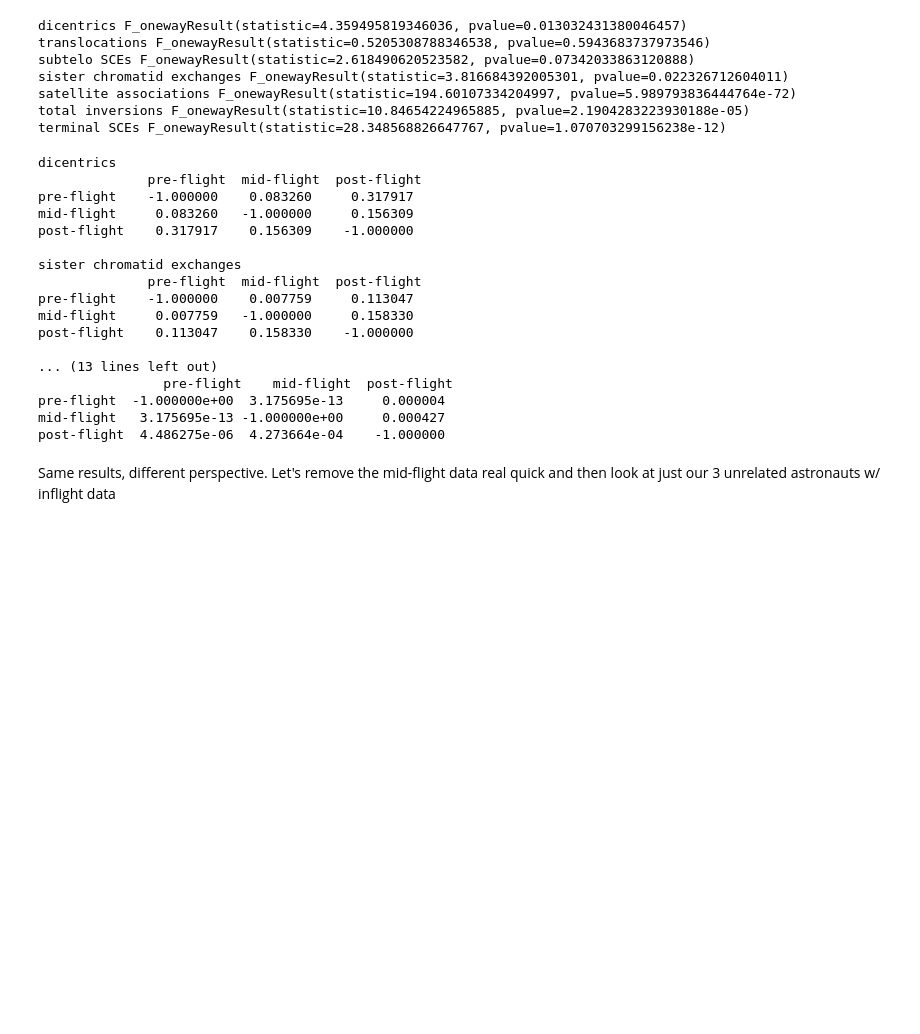
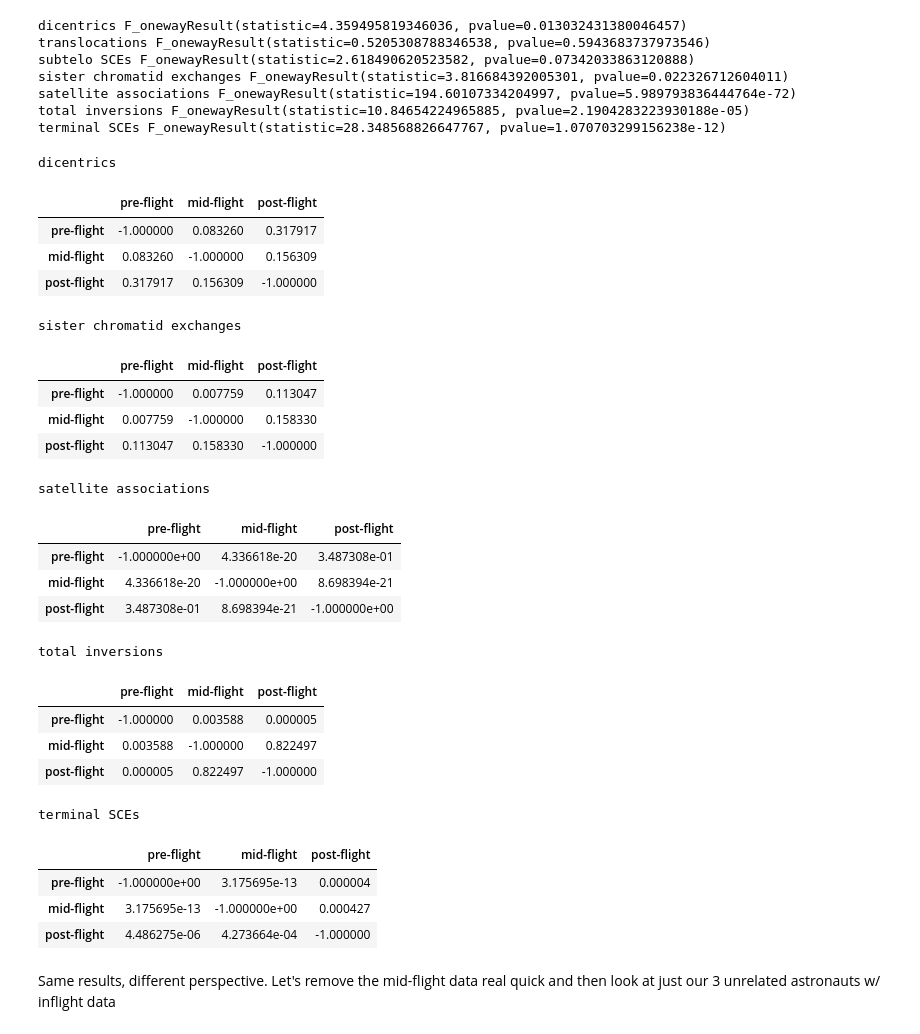
Before and after one commit to Jared-Luxton/NASA-astronauts-telomeres-chromosomes, a Jupyter notebook: NASA_chr_aberr/02b NASA Astros Chr and Telo Aberr Data Visualization and Statistics.ipynb, the cells around one changed output. Saved outputs shown, nothing was run; the diff lists cells and outputs as text; code cells hidden in the pictures; blank space fills up the shorter version.

```diff
--- a/NASA_chr_aberr/02b NASA Astros Chr and Telo Aberr Data Visualization and Statistics.ipynb
+++ b/NASA_chr_aberr/02b NASA Astros Chr and Telo Aberr Data Visualization and Statistics.ipynb
@@ -177,29 +216,38 @@ terminal SCEs F_onewayResult(statistic=28.348568826647767, pvalue=1.070703299156
 # %%
 for aberr_item in ['dicentrics', 'sister chromatid exchanges',
                    'satellite associations', 'total inversions', 'terminal SCEs']:
 
     df_aberr = df[df['aberration type'] == aberr_item]
-    print(aberr_item, '\n',
-    sp.posthoc_ttest(df_aberr, val_col='count per cell',
-          group_col='flight status new', equal_var=False,), '\n')
+    print(aberr_item)
+    display(sp.posthoc_ttest(df_aberr, val_col='count per cell',
+          group_col='flight status new', equal_var=False,))
+    print('\n')
 # %% [output]
 dicentrics
-              pre-flight  mid-flight  post-flight
-pre-flight    -1.000000    0.083260     0.317917
-mid-flight     0.083260   -1.000000     0.156309
-post-flight    0.317917    0.156309    -1.000000
-
-sister chromatid exchanges
-              pre-flight  mid-flight  post-flight
-pre-flight    -1.000000    0.007759     0.113047
-mid-flight     0.007759   -1.000000     0.158330
-post-flight    0.113047    0.158330    -1.000000
-
-... (13 lines left out)
-                pre-flight    mid-flight  post-flight
-pre-flight  -1.000000e+00  3.175695e-13     0.000004
-mid-flight   3.175695e-13 -1.000000e+00     0.000427
-post-flight  4.486275e-06  4.273664e-04    -1.000000
+|  | pre-flight | mid-flight | post-flight |
+| pre-flight | -1.000000 | 0.083260 | 0.317917 |
+| mid-flight | 0.083260 | -1.000000 | 0.156309 |
+| post-flight | 0.317917 | 0.156309 | -1.000000 |
+sister chromatid exchanges
+|  | pre-flight | mid-flight | post-flight |
+| pre-flight | -1.000000 | 0.007759 | 0.113047 |
+| mid-flight | 0.007759 | -1.000000 | 0.158330 |
+| post-flight | 0.113047 | 0.158330 | -1.000000 |
+satellite associations
+|  | pre-flight | mid-flight | post-flight |
+| pre-flight | -1.000000e+00 | 4.336618e-20 | 3.487308e-01 |
+| mid-flight | 4.336618e-20 | -1.000000e+00 | 8.698394e-21 |
+| post-flight | 3.487308e-01 | 8.698394e-21 | -1.000000e+00 |
+total inversions
+|  | pre-flight | mid-flight | post-flight |
+| pre-flight | -1.000000 | 0.003588 | 0.000005 |
+| mid-flight | 0.003588 | -1.000000 | 0.822497 |
+| post-flight | 0.000005 | 0.822497 | -1.000000 |
+terminal SCEs
+|  | pre-flight | mid-flight | post-flight |
+| pre-flight | -1.000000e+00 | 3.175695e-13 | 0.000004 |
+| mid-flight | 3.175695e-13 | -1.000000e+00 | 0.000427 |
+| post-flight | 4.486275e-06 | 4.273664e-04 | -1.000000 |
 # %% [markdown]
 Same results, different perspective. Let's remove the mid-flight data real quick and
 then look at just our 3 unrelated astronauts w/ inflight data
```
Also changed, not shown: parts of 8 cells of this notebook.
